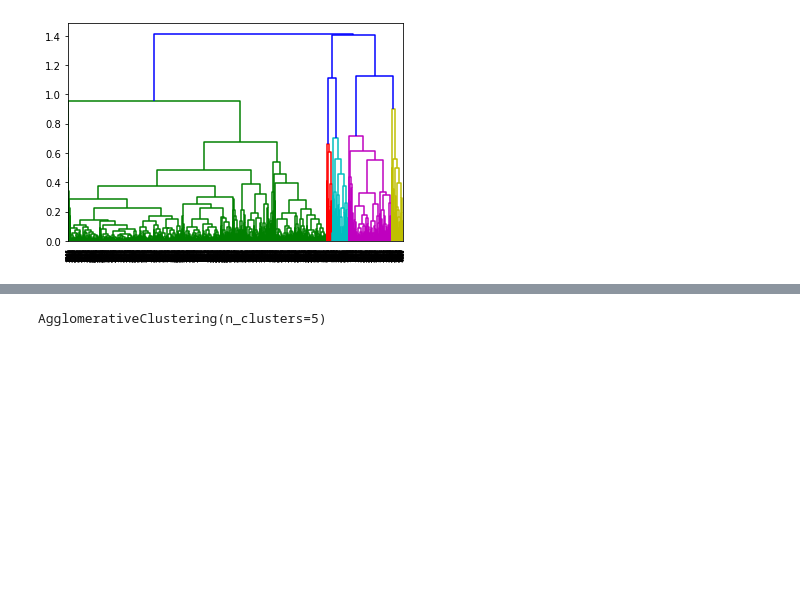
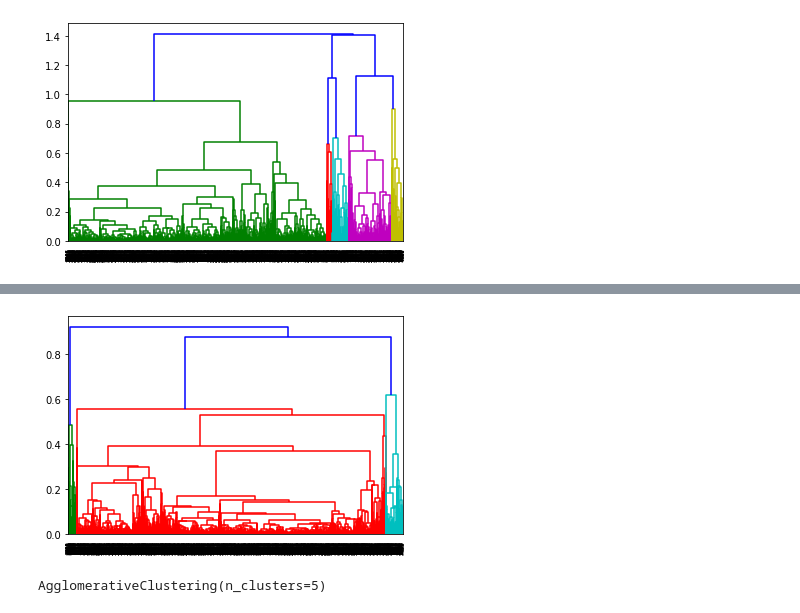
Before and after one commit to Manu-Gr/Heirarchical-Clustering---Assignment---Airlines-Dataset, a Jupyter notebook: Hierarchical_Clustering_Assignment_Airlines.ipynb, the cells around one changed output, grey strips where cells are left out. Saved outputs shown, nothing was run; the diff lists cells and outputs as text; code cells hidden in the pictures; blank space fills up the shorter version.

```diff
--- a/Hierarchical_Clustering_Assignment_Airlines.ipynb
+++ b/Hierarchical_Clustering_Assignment_Airlines.ipynb
@@ -95,3 +100,8 @@ dendrogram = sch.dendrogram(sch.linkage(air2_norm, method='complete'))
+# %%
+# create dendrogram
+dendrogram3 = sch.dendrogram(sch.linkage(air2_norm, method='centroid'))
+# %% [output]
+[figure, added]
 # %%
 # create clusters
 hclusters = AgglomerativeClustering(n_clusters=5, affinity = 'euclidean', linkage = 'ward')
```
Also changed, not shown: parts of 1 cell of this notebook.
